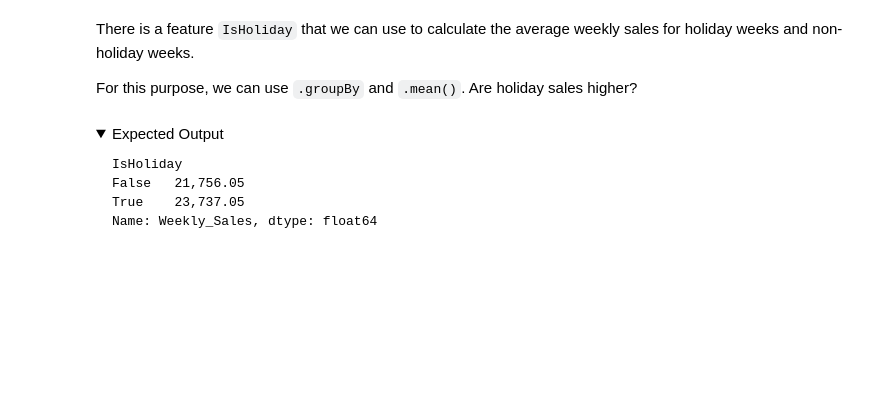
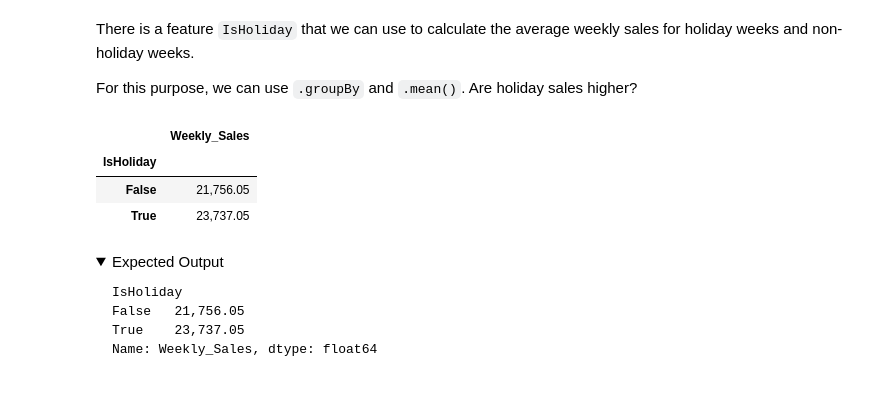
Before and after one commit to patrickmgebhard/MLE-11, a Jupyter notebook: assignments/week-04-data-eng-airflow/nb/walmart-sales-data.ipynb, the cells around one changed output. Saved outputs shown, nothing was run; the diff lists cells and outputs as text; code cells hidden in the pictures; folded sections open; blank space fills up the shorter version.

```diff
--- a/assignments/week-04-data-eng-airflow/nb/walmart-sales-data.ipynb
+++ b/assignments/week-04-data-eng-airflow/nb/walmart-sales-data.ipynb
@@ -577,7 +575,13 @@ There is a feature `IsHoliday` that we can use to calculate the average weekly s
 
 For this purpose, we can use `.groupBy` and `.mean()`. Are holiday sales higher?
 # %%
-# YOUR CODE HERE
+# Yes holiday sales are higher
+df_train[['Weekly_Sales', 'IsHoliday']].groupby(by='IsHoliday').mean()
+# %% [output]
+|  | Weekly_Sales |
+| IsHoliday |  |
+| False | 21,756.05 |
+| True | 23,737.05 |
 # %% [markdown]
 <details>
 <summary>Expected Output</summary>
```
Also changed, not shown: parts of 9 cells of this notebook.
